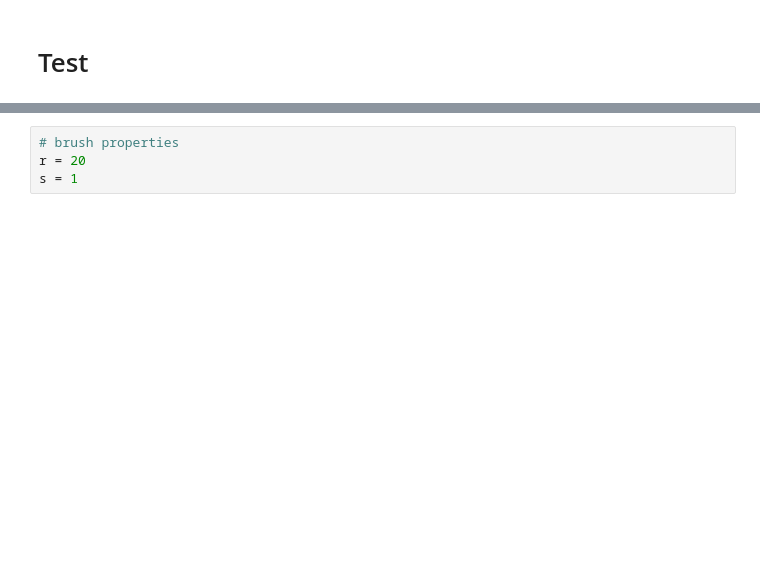
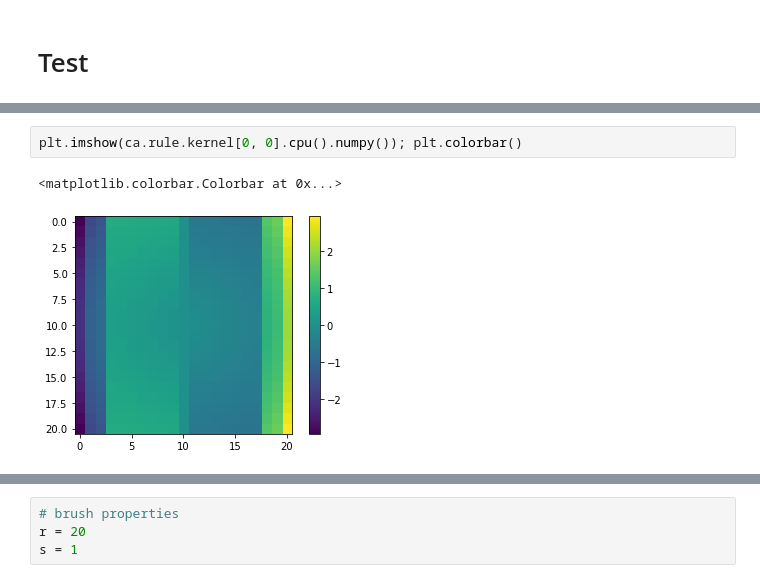
Before and after one commit to heysoos/neuralart, a Jupyter notebook: notebooks/physicsCA_pygame.ipynb, the cells around one changed output, grey strips where cells are left out. Drawn from its saved outputs; the diff is of its cells as text; blank space fills up the shorter version.

```diff
--- a/notebooks/physicsCA_pygame.ipynb
+++ b/notebooks/physicsCA_pygame.ipynb
@@ -118,3 +120,8 @@ else:
+# %%
+plt.imshow(ca.rule.kernel[0, 0].cpu().numpy()); plt.colorbar()
+# %% [output]
+<matplotlib.colorbar.Colorbar at 0x...>
+[figure, added]
 # %%
 plt.hist(kernels[0].reshape(-1), 25); plt.yscale('log')
 # %% [output]
```
Also changed, not shown: parts of 12 cells of this notebook, 3 other files.
